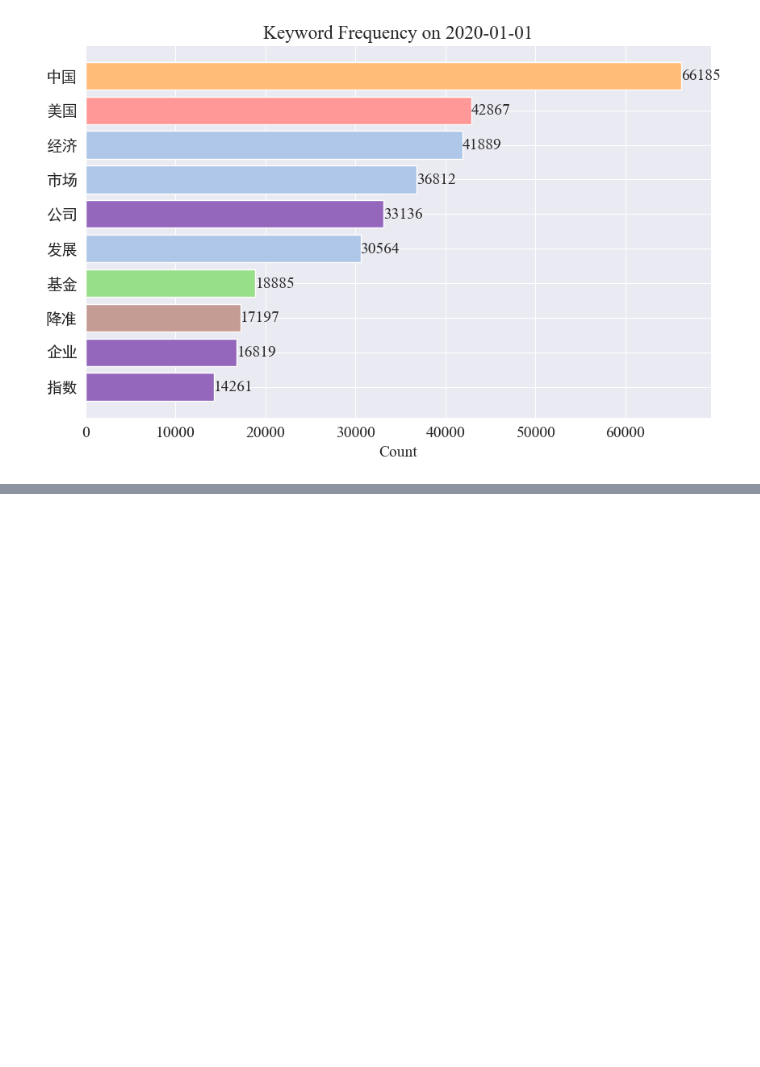
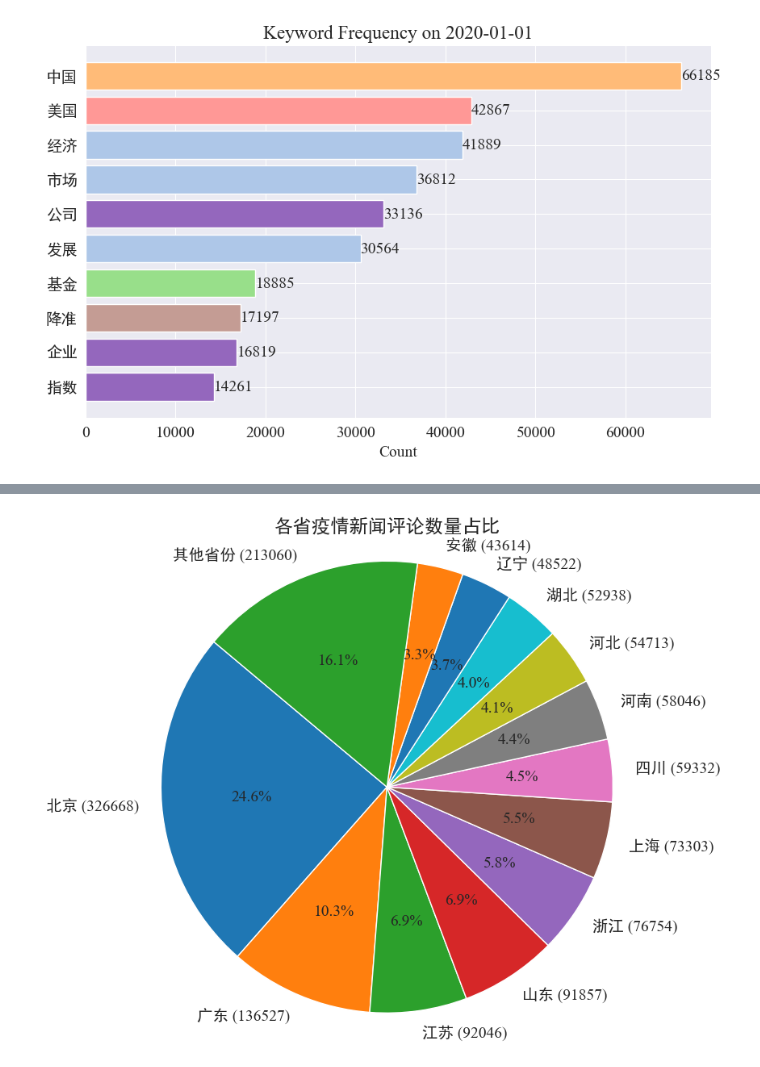
Before and after one commit to JaegerZhao/Natural-language-processing, a Jupyter notebook: 6 面向新冠肺炎的社会计算应用/news_analyze.ipynb, the cells around one changed output, grey strips where cells are left out. Saved outputs shown, nothing was run; the diff lists cells and outputs as text; code cells hidden in the pictures; blank space fills up the shorter version.

```diff
--- a/6 面向新冠肺炎的社会计算应用/news_analyze.ipynb
+++ b/6 面向新冠肺炎的社会计算应用/news_analyze.ipynb
@@ -380,0 +514,22 @@ MovieWriter imagemagick unavailable; using Pillow instead.
+# %%
+# 计算总评论数量
+total_comments = sum(province_counts.values())
+
+# 计算各省份评论数量占比
+provinces = []
+comments = []
+labels = []
+for province, count in province_counts.items():
+    if count / total_comments >= 0.02:
+        provinces.append(province)
+        comments.append(count)
+        labels.append(province + f" ({count})")
+
+# 绘制饼图
+plt.figure(figsize=(10, 8))
+plt.pie(comments, labels=labels, autopct='%1.1f%%', startangle=140)
+plt.title('各省疫情新闻评论数量占比')
+plt.axis('equal')  # 保证饼图是圆形
+plt.show()
+# %% [output]
+[figure, added]
```
Also changed, not shown: parts of 11 cells of this notebook, 2 other files.
